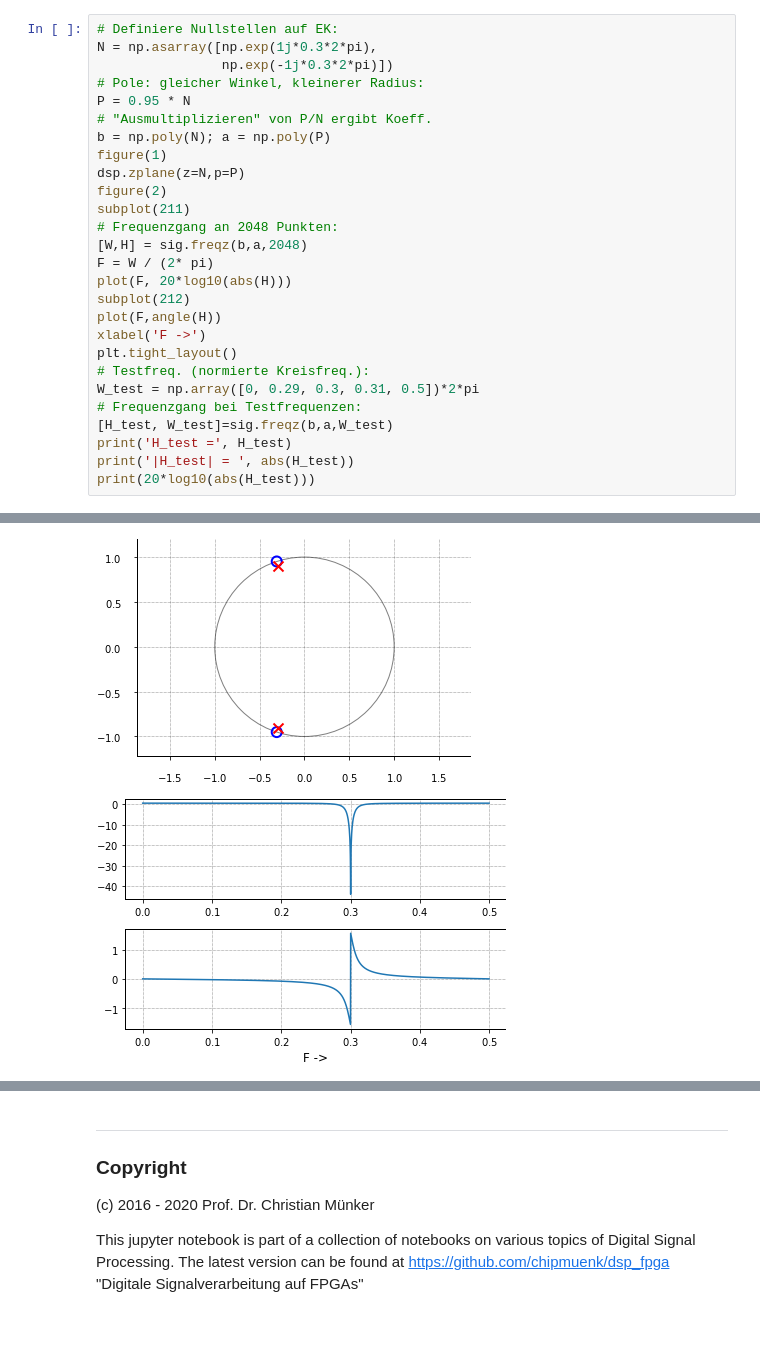
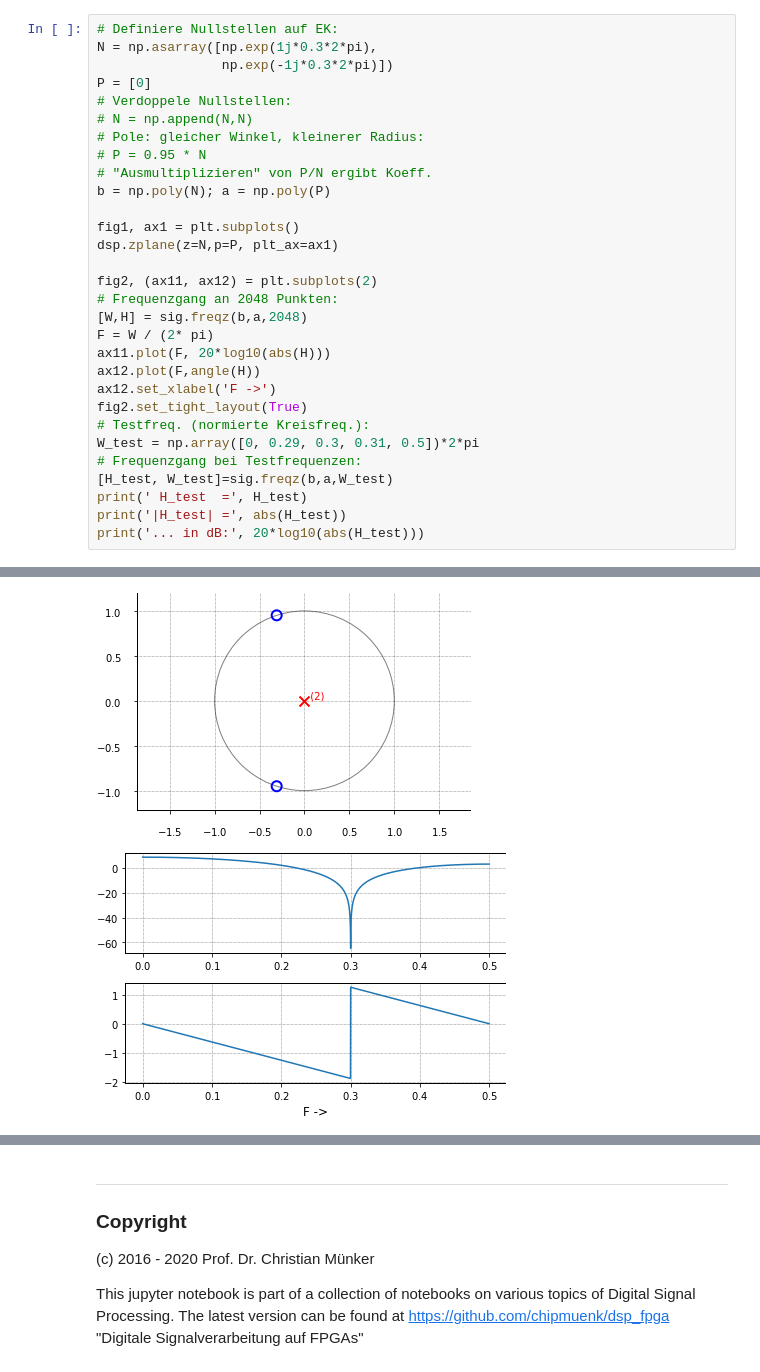
Before and after one commit to chipmuenk/dsp, a Jupyter notebook: notebooks/02_LTF/LTF-Notchfilter.ipynb, the cells around one changed output, grey strips where cells are left out. Cells and saved outputs as stored; diff of their text form; blank space fills up the shorter version.

```diff
--- a/notebooks/02_LTF/LTF-Notchfilter.ipynb
+++ b/notebooks/02_LTF/LTF-Notchfilter.ipynb
@@ -18,27 +19,30 @@ import dsp_fpga_lib as dsp
 # Definiere Nullstellen auf EK:
 N = np.asarray([np.exp(1j*0.3*2*pi),
                 np.exp(-1j*0.3*2*pi)])
+P = [0]
+# Verdoppele Nullstellen:
+# N = np.append(N,N)
 # Pole: gleicher Winkel, kleinerer Radius:
-P = 0.95 * N
+# P = 0.95 * N
 # "Ausmultiplizieren" von P/N ergibt Koeff.
 b = np.poly(N); a = np.poly(P)
-figure(1)
-dsp.zplane(z=N,p=P)
-figure(2)
-subplot(211)
+
+fig1, ax1 = plt.subplots()
+dsp.zplane(z=N,p=P, plt_ax=ax1)
+
+fig2, (ax11, ax12) = plt.subplots(2)
 # Frequenzgang an 2048 Punkten:
 [W,H] = sig.freqz(b,a,2048)
 F = W / (2* pi)
-plot(F, 20*log10(abs(H)))
-subplot(212)
-plot(F,angle(H))
-xlabel('F ->')
-plt.tight_layout()
+ax11.plot(F, 20*log10(abs(H)))
+ax12.plot(F,angle(H))
+ax12.set_xlabel('F ->')
+fig2.set_tight_layout(True)
 # Testfreq. (normierte Kreisfreq.):
 W_test = np.array([0, 0.29, 0.3, 0.31, 0.5])*2*pi
 # Frequenzgang bei Testfrequenzen:
 [H_test, W_test]=sig.freqz(b,a,W_test)
-print('H_test =', H_test)
-print('|H_test| = ', abs(H_test))
-print(20*log10(abs(H_test)))
+print(' H_test  =', H_test)
+print('|H_test| =', abs(H_test))
+print('... in dB:', 20*log10(abs(H_test)))
 # %% [output]
@@ -48,4 +52,4 @@ H_test = [0.         1.82212374 1.88495559 1.94778745 3.14159265]
-[figure, old version]
+[figure, new version]
-[figure, old version]
+[figure, new version]
 # %% [markdown]
 ### Aufgaben
```
Also changed, not shown: parts of 5 cells of this notebook, 2 other files.
